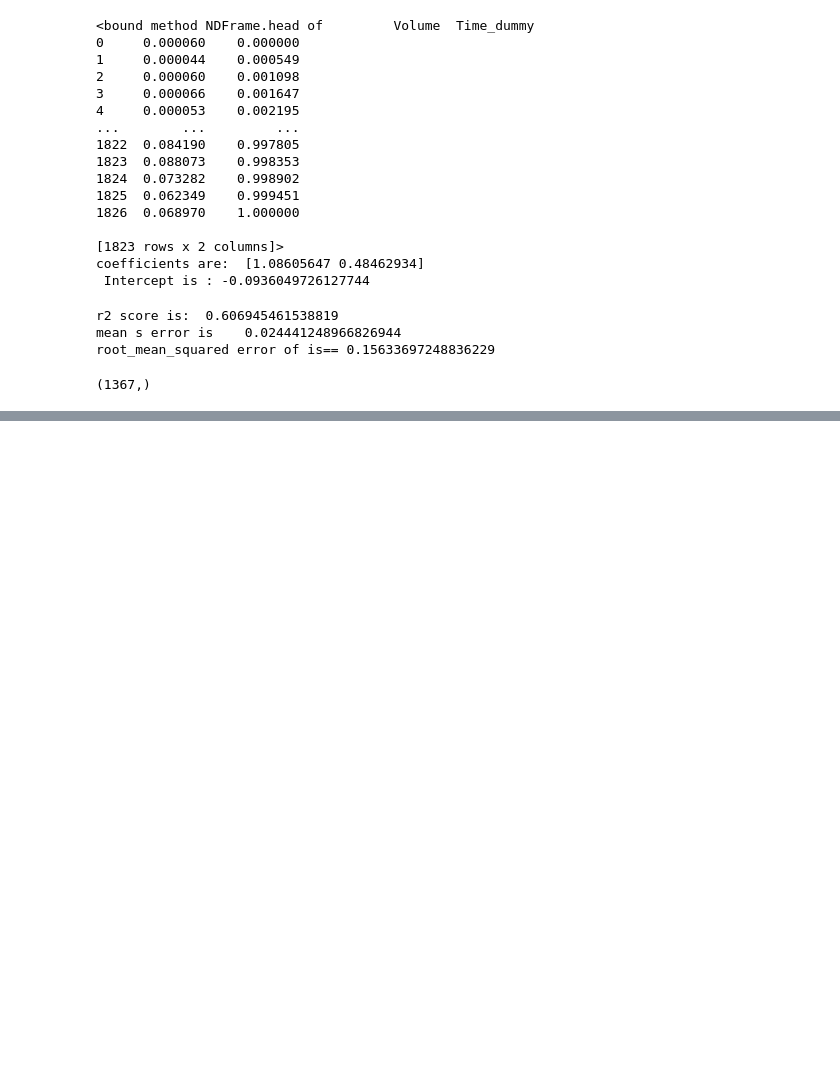
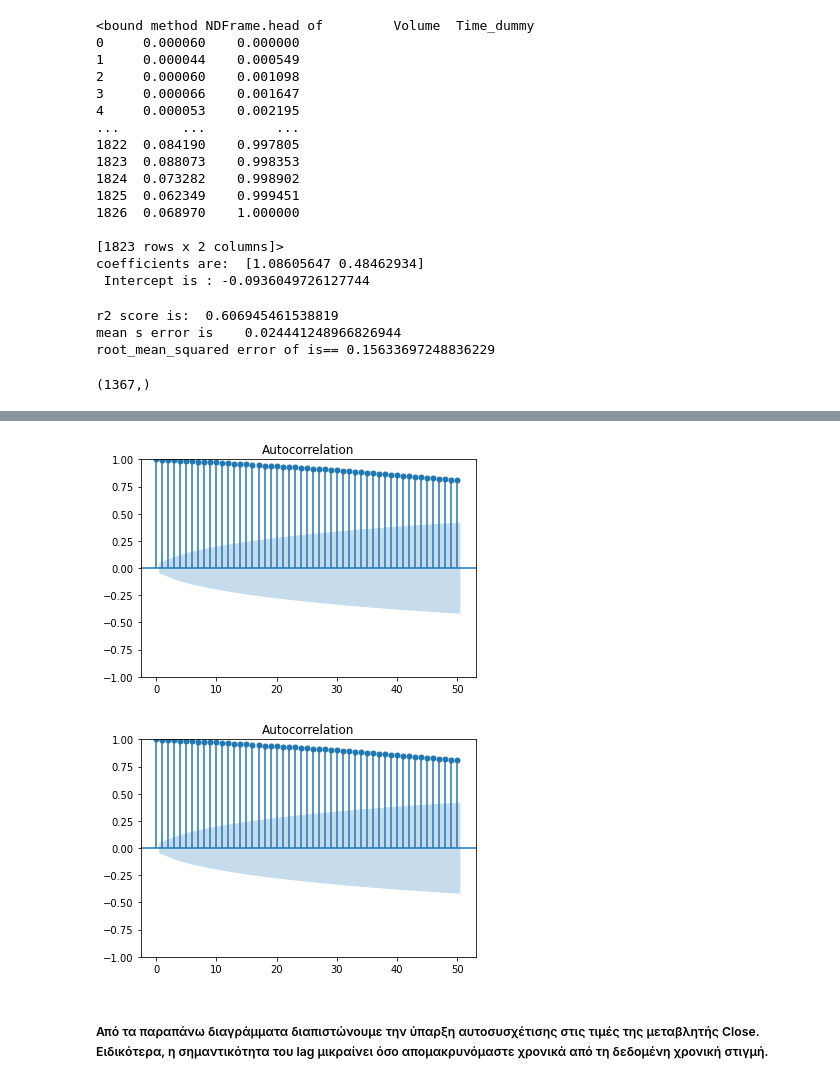
Before and after one commit to JimTsiob/Machine-Learning-project, a Jupyter notebook: lin.ipynb, the cells around one changed output, grey strips where cells are left out. Cells and saved outputs as stored; diff of their text form; code cells hidden in the pictures; blank space fills up the shorter version.

```diff
--- a/lin.ipynb
+++ b/lin.ipynb
@@ -174,0 +189,8 @@ ax1.legend()
+# %%
+from statsmodels.graphics.tsaplots import plot_acf
+plot_acf(data_scaled["Close"], lags=50)
+# %% [output]
+[figure, added]
+[figure, added]
+# %% [markdown]
+##### Από τα παραπάνω διαγράμματα διαπιστώνουμε την ύπαρξη αυτοσυσχέτισης στις τιμές της μεταβλητής Close. Ειδικότερα, η σημαντικότητα του lag μικραίνει όσο απομακρυνόμαστε χρονικά από τη δεδομένη χρονική στιγμή.
```
Also changed, not shown: parts of 4 cells of this notebook.
